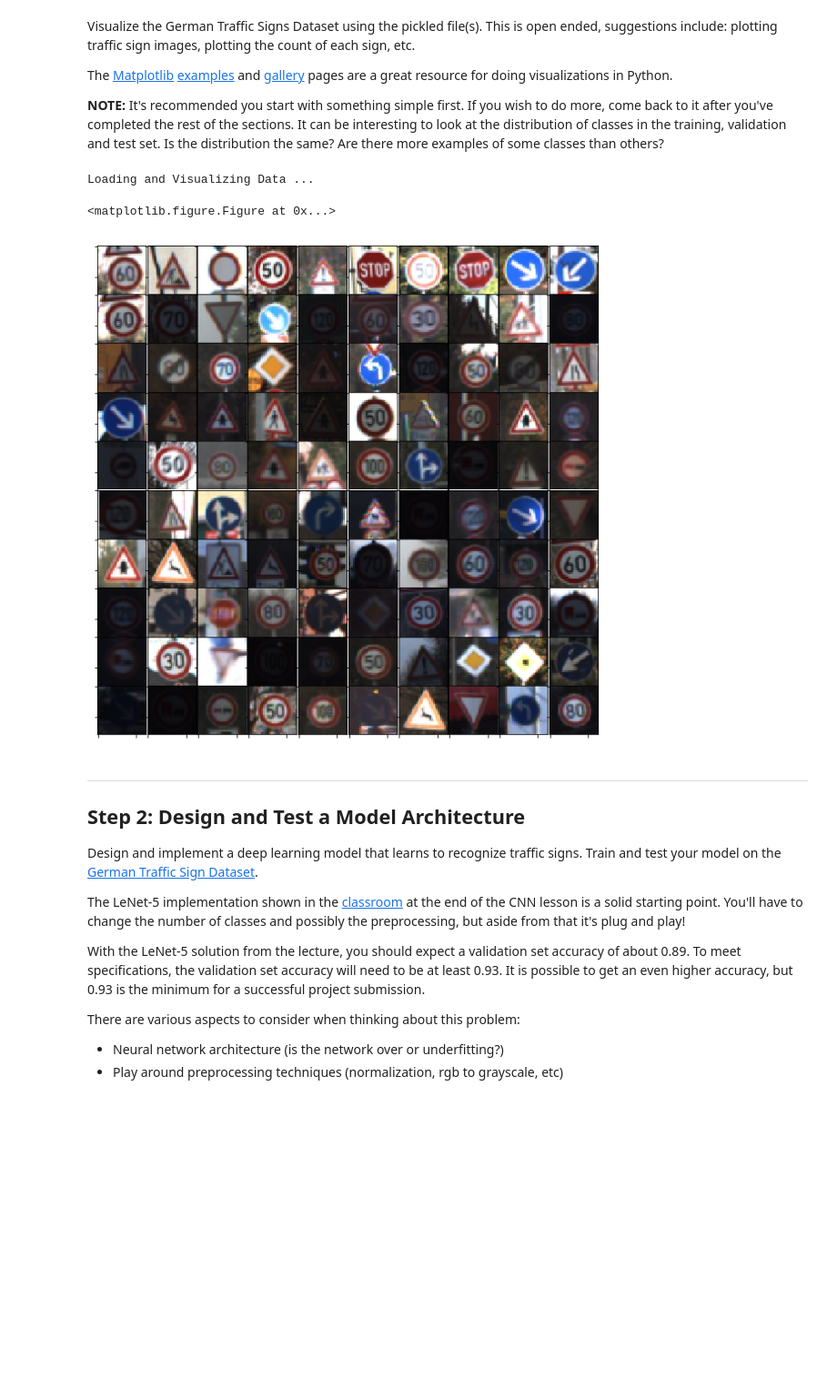
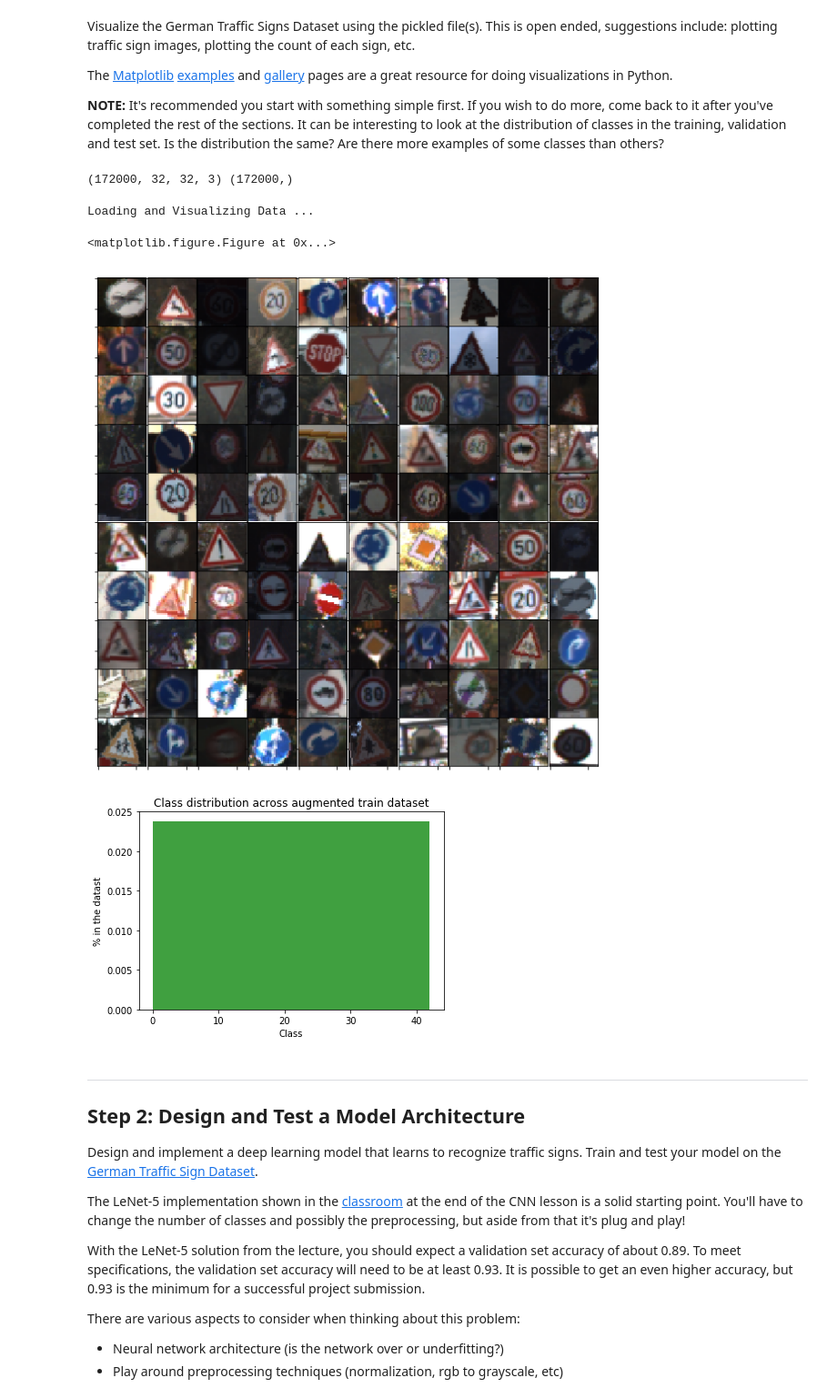
Before and after one commit to ymlai87416/CarND-Traffic-Sign-Classifier-Project, a Jupyter notebook: Traffic_Sign_Classifier.ipynb, the cells around one changed output. Shown at 91% size. Cells and saved outputs as stored; diff of their text form; code cells hidden in the pictures; blank space fills up the shorter version.

```diff
--- a/Traffic_Sign_Classifier.ipynb
+++ b/Traffic_Sign_Classifier.ipynb
@@ -100,3 +188,7 @@ The [Matplotlib](http://matplotlib.org/) [examples](http://matplotlib.org/exampl
+# %%
+print(X_train_augmented.shape, y_train_augmented.shape)
+# %% [output]
+(172000, 32, 32, 3) (172000,)
 # %%
 ### Data exploration visualization code goes here.
 ### Feel free to use as many code cells as needed.
@@ -130,6 +222,9 @@ def displayData(X, px, py, pch, cmap=None):
         # loop over randomly drawn numbers
         for ii in range(display_rows):
             for jj in range(display_cols):
+                if ii*display_cols+jj >= len(X):
+                    continue
+
                 tmp = reshape(X[ii*display_cols+jj,:],px,py,pch, order='F')
                 #axarr[ii,jj].imshow(tmp, cmap='gray_r')
                 axarr[ii,jj].imshow(tmp, cmap=cmap)
@@ -142,14 +237,22 @@ def displayData(X, px, py, pch, cmap=None):
 print('Loading and Visualizing Data ...\n')
 
 # Randomly select 100 data points to display
-rand_indices = np.random.permutation(X_train.shape[0])
-sel = X_train[rand_indices[0:100], :]
+rand_indices = np.random.permutation(X_train_augmented.shape[0])
+sel = X_train_augmented[rand_indices[0:100], :]
 
 displayData(sel, 32, 32, 3)
 # %% [output]
 Loading and Visualizing Data ...
 <matplotlib.figure.Figure at 0x...>
-[figure, old version]
+[figure, new version]
+# %%
+plt.hist(y_train_augmented, num_labels, normed=1, facecolor='green', alpha=0.75)
+plt.xlabel('Class')
+plt.ylabel('% in the datast')
+plt.title('Class distribution across augmented train dataset')
+plt.show()
+# %% [output]
+[figure, added]
 # %% [markdown]
 ----
 
```
Also changed, not shown: parts of 31 cells of this notebook, 26 other files.
